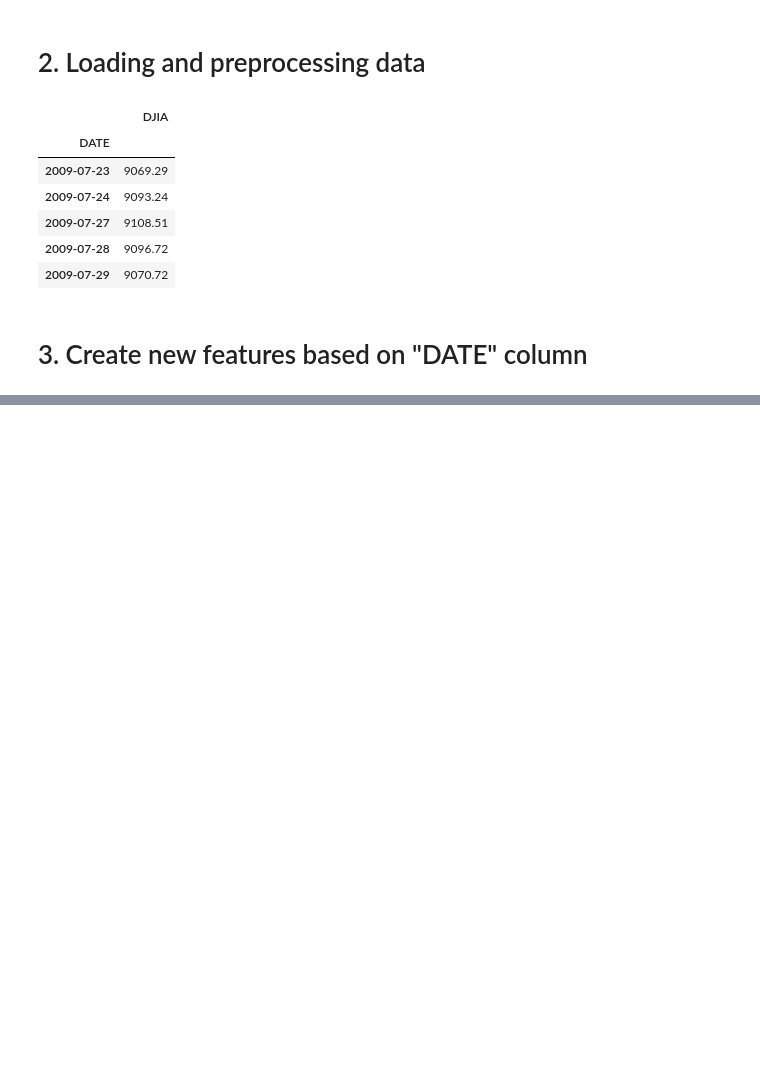
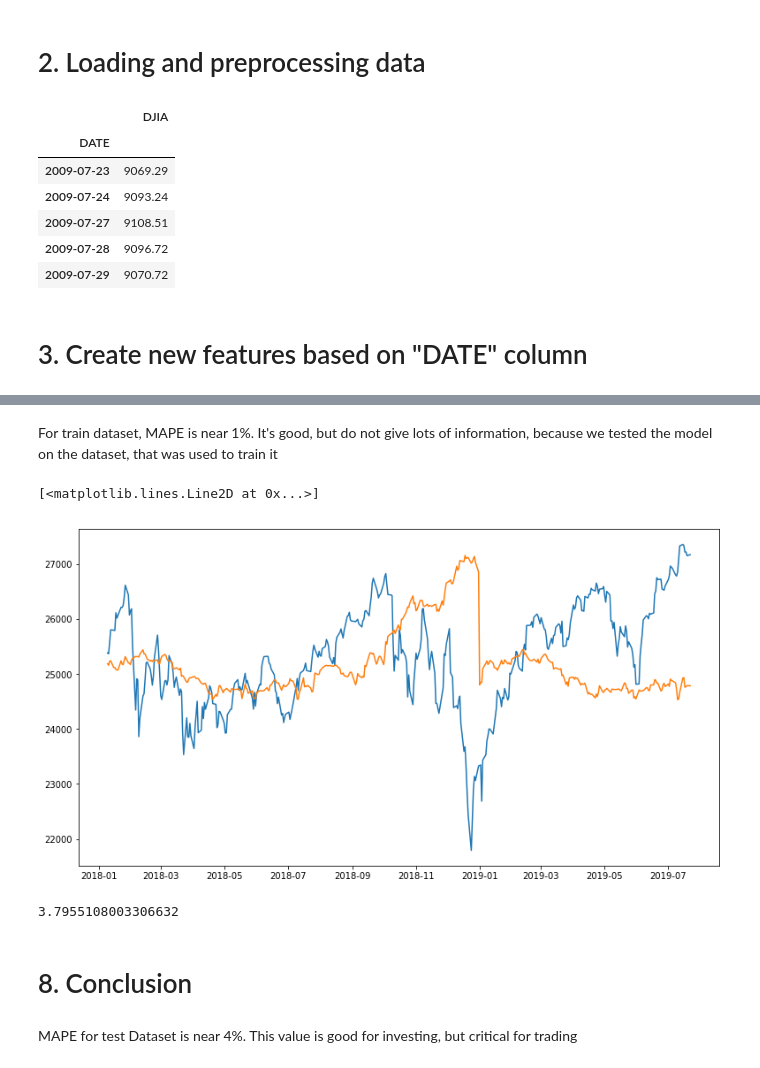
Before and after one commit to ivan-bulka/Portfolio, a Jupyter notebook: Dow_Jones_Time_Series_Predicting/DowJones_Predicting_TimeSeries_Xgboost.ipynb, the cells around one changed output, grey strips where cells are left out. Drawn from its saved outputs; the diff is of its cells as text; code cells hidden in the pictures; blank space fills up the shorter version.

```diff
--- a/Dow_Jones_Time_Series_Predicting/DowJones_Predicting_TimeSeries_Xgboost.ipynb
+++ b/Dow_Jones_Time_Series_Predicting/DowJones_Predicting_TimeSeries_Xgboost.ipynb
@@ -106,0 +109,19 @@ mean_squared_error(y_true=y,
+# %% [markdown]
+For train dataset, MAPE is near 1%. It's good, but do not give lots of information, because we tested the model on the dataset, that was used to train it
+# %%
+# Testing on test dataset
+y_pred_test = reg.predict(X_test)
+plt.plot(X_test.index, y_test)
+plt.plot(X_test.index, y_pred_test)
+# %% [output]
+[<matplotlib.lines.Line2D at 0x...>]
+[figure, added]
+# %%
+# Define MAPE for test dataset
+mean_absolute_percentage_error(y_test, y_pred_test)
+# %% [output]
+3.7955108003306632
+# %% [markdown]
+# 8. Conclusion
+# %% [markdown]
+MAPE for test Dataset is near 4%. This value is good for investing, but critical for trading
```
Also changed, not shown: parts of 18 cells of this notebook.
